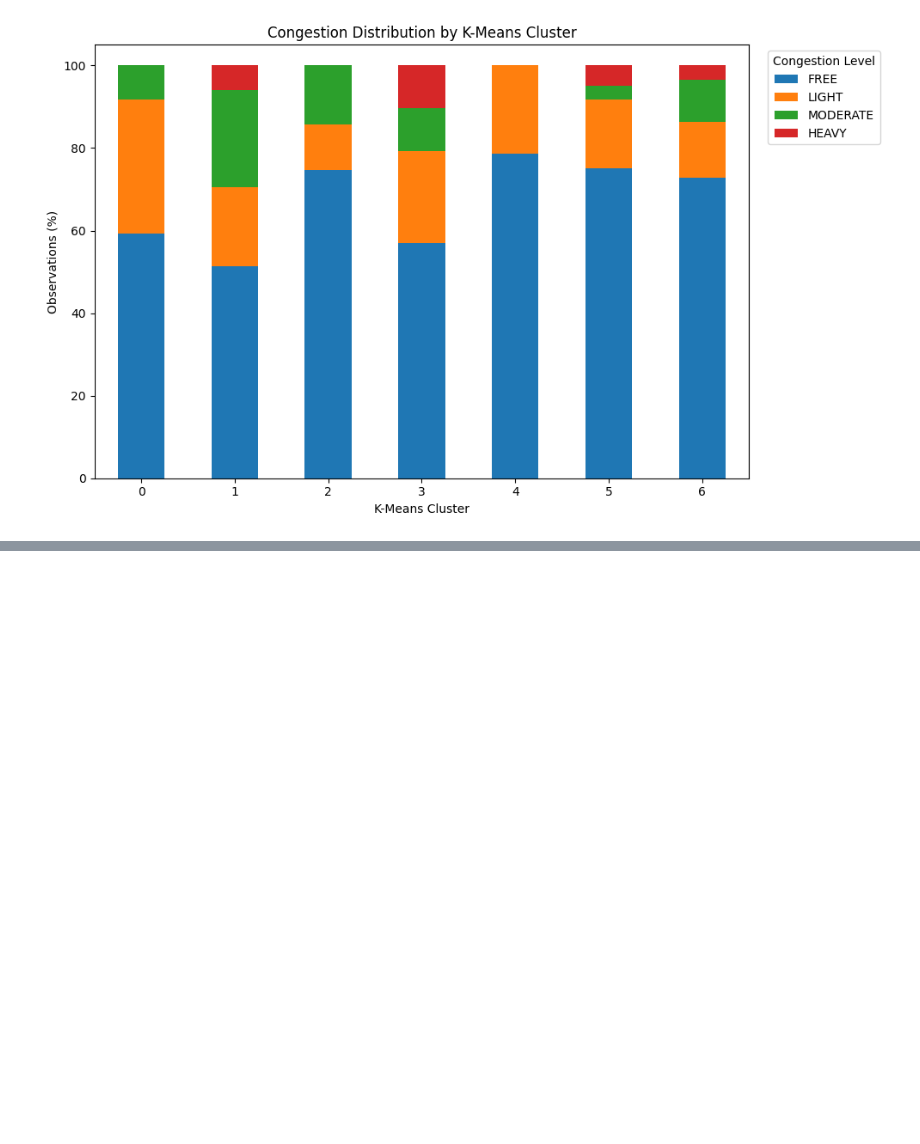
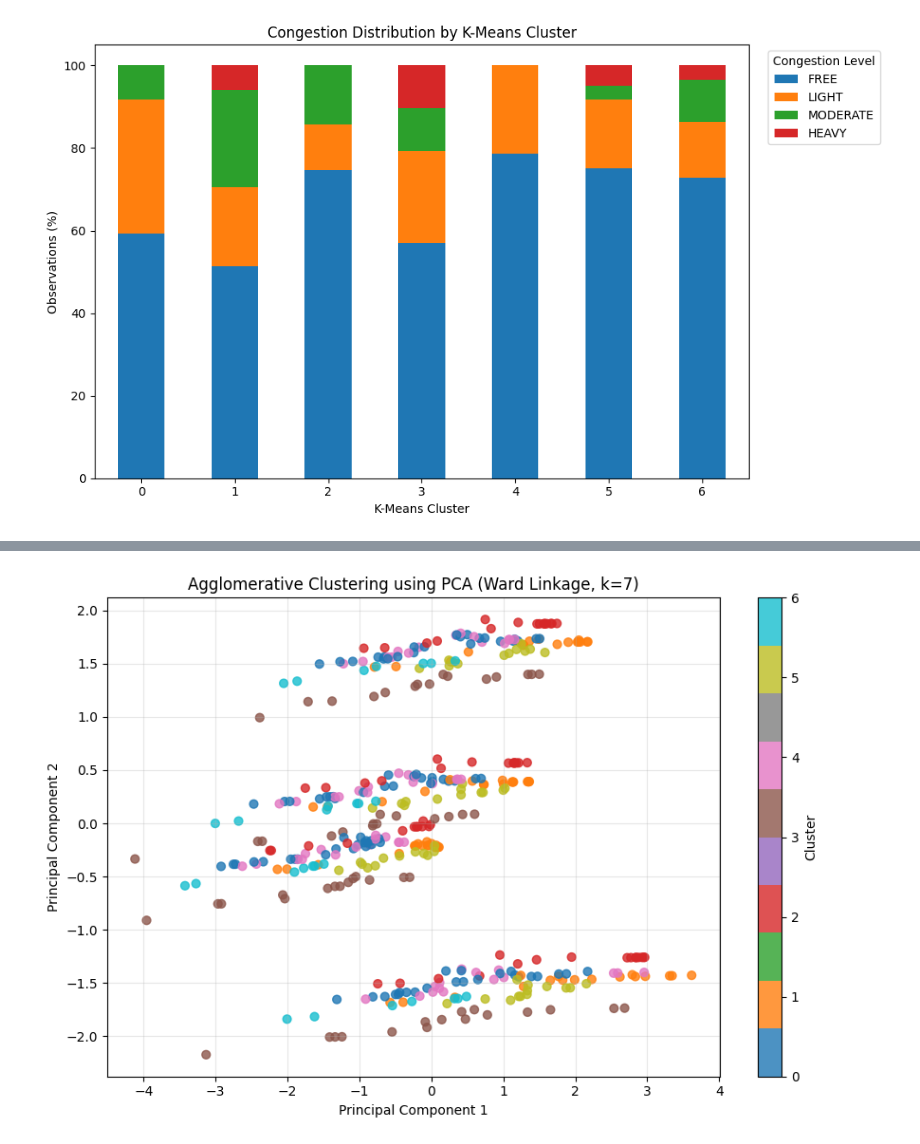
Before and after one commit to GaneshSarathi19/TrafficIntelligenceML, a Jupyter notebook: notebooks/clustering/traffic_clustering.ipynb, the cells around one changed output, grey strips where cells are left out. Saved outputs shown, nothing was run; the diff lists cells and outputs as text; code cells hidden in the pictures; blank space fills up the shorter version.

```diff
--- a/notebooks/clustering/traffic_clustering.ipynb
+++ b/notebooks/clustering/traffic_clustering.ipynb
@@ -708,0 +889,32 @@ plt.show()
+# %%
+# Use the Ward linkage cluster assignments
+ward_labels = agglo_labels_check["ward"]
+
+# Store cluster assignments for interpretation
+df_agglo = df.copy()
+df_agglo["agglo_cluster"] = ward_labels
+
+# Visualize clusters using the existing 2D PCA projection
+plt.figure(figsize=(9, 6))
+
+scatter = plt.scatter(
+    X_pca_2d[:, 0],
+    X_pca_2d[:, 1],
+    c=ward_labels,
+    cmap="tab10",
+    s=40,
+    alpha=0.8
+)
+
+plt.xlabel("Principal Component 1")
+plt.ylabel("Principal Component 2")
+plt.title("Agglomerative Clustering using PCA (Ward Linkage, k=7)")
+
+colorbar = plt.colorbar(scatter)
+colorbar.set_label("Cluster")
+
+plt.grid(True, alpha=0.3)
+plt.tight_layout()
+plt.show()
+# %% [output]
+[figure, added]
```
Also changed, not shown: parts of 8 cells of this notebook.
